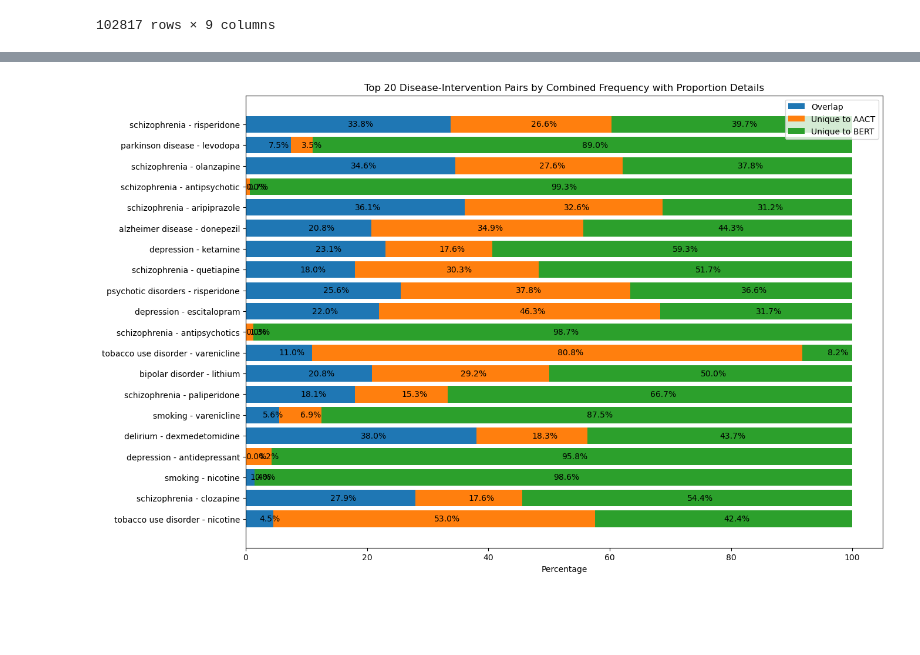
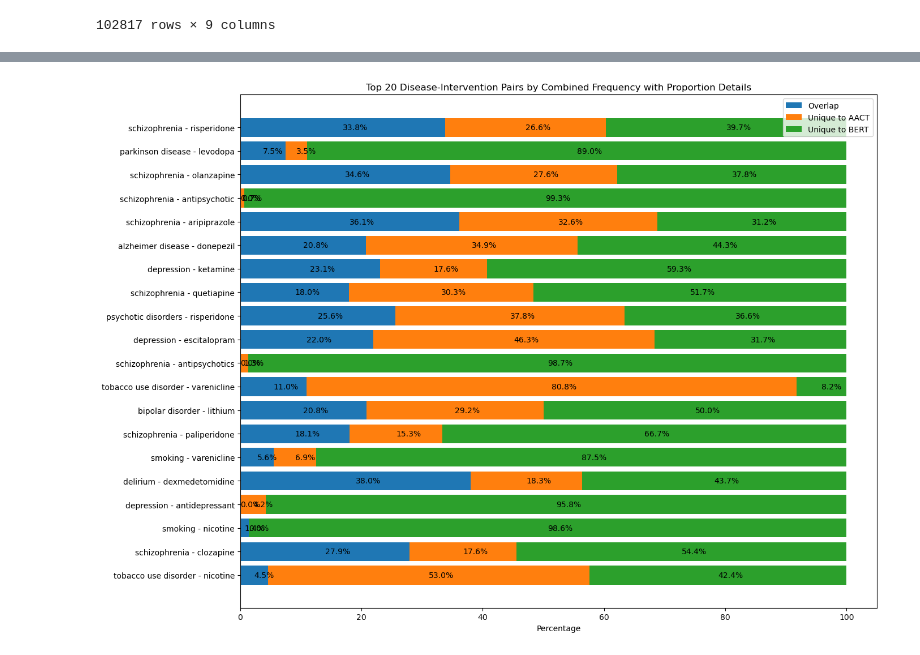
Before and after one commit to Ineichen-Group/NeuroTrialAnalysis, a Jupyter notebook: 04-explore-normalized-annotations.ipynb, the cells around one changed output, grey strips where cells are left out. Cells and saved outputs as stored; diff of their text form; code cells hidden in the pictures; blank space fills up the shorter version.

```diff
--- a/04-explore-normalized-annotations.ipynb
+++ b/04-explore-normalized-annotations.ipynb
@@ -1404,31 +1385,33 @@ top_df
 # %%
 # Plotting
 fig, ax = plt.subplots(figsize=(14, 10))
 colors = ['#1f77b4', '#ff7f0e', '#2ca02c']  # Define color scheme
 bars_overlap = ax.barh(top_df['disease_intervention_pair'], top_df['overlap_pct'], color=colors[0], label='Overlap')
 bars_unique_aact = ax.barh(top_df['disease_intervention_pair'], top_df['unique_aact_pct'], left=top_df['overlap_pct'], color=colors[1], label='Unique to AACT')
 bars_unique_bert = ax.barh(top_df['disease_intervention_pair'], top_df['unique_bert_pct'], left=top_df['overlap_pct'] + top_df['unique_aact_pct'], color=colors[2], label='Unique to BERT')
 
 # Add labels to the bars
 def add_labels(bars):
     for bar in bars:
         width = bar.get_width()
         label_x_pos = bar.get_x() + width / 2
         ax.text(label_x_pos, bar.get_y() + bar.get_height() / 2, f'{width:.1f}%', va='center')
 
 add_labels(bars_overlap)
 add_labels(bars_unique_aact)
 add_labels(bars_unique_bert)
 
 # Invert y-axis to have the first item at the top
 ax.invert_yaxis()
 
 ax.set_xlabel('Percentage')
 ax.set_title('Top 20 Disease-Intervention Pairs by Combined Frequency with Proportion Details')
 ax.set_yticks(range(len(top_df)))
 ax.set_yticklabels(top_df['disease_intervention_pair'])
 ax.legend()
+plt.tight_layout()
+plt.savefig(f'viz/bert_vs_aacts_drug_disease_pairs_nctids.png')
 
 plt.show()
 # %% [output]
-[figure, old version]
+[figure, new version]
```
Also changed, not shown: parts of 5 cells of this notebook, 1 other file.
